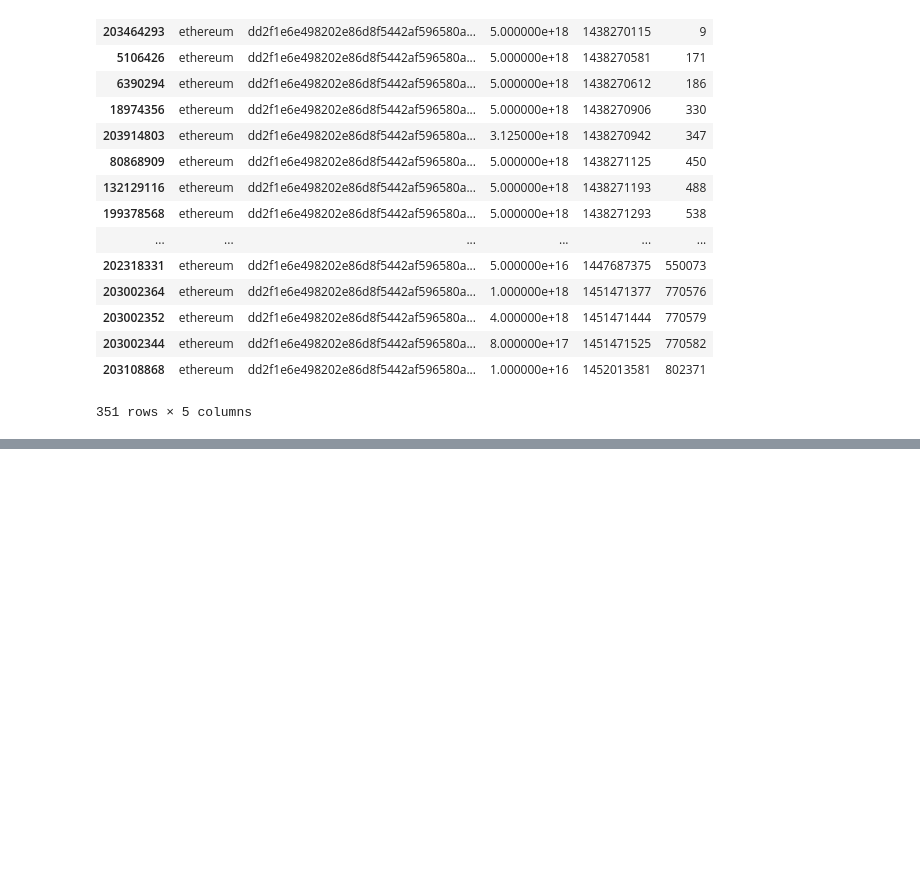
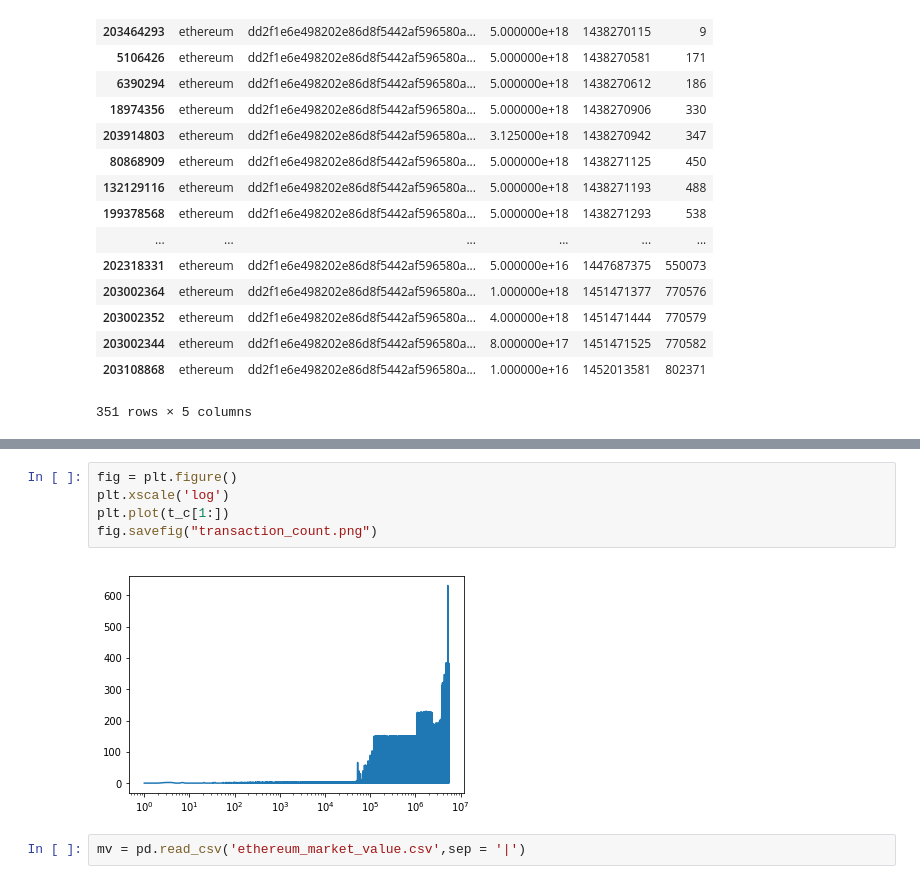
Before and after one commit to Sandipan99/Ethereum, a Jupyter notebook: exploring_ethereum.ipynb, the cells around one changed output, grey strips where cells are left out. Saved outputs shown, nothing was run; the diff lists cells and outputs as text; blank space fills up the shorter version.

```diff
--- a/exploring_ethereum.ipynb
+++ b/exploring_ethereum.ipynb
@@ -310,0 +961,9 @@ t_x.sort_values('block')
+# %%
+fig = plt.figure()
+plt.xscale('log')
+plt.plot(t_c[1:])
+fig.savefig("transaction_count.png")
+# %% [output]
+[figure, added]
+# %%
+mv = pd.read_csv('ethereum_market_value.csv',sep = '|')
```
Also changed, not shown: parts of 127 cells of this notebook, 1 other file.
